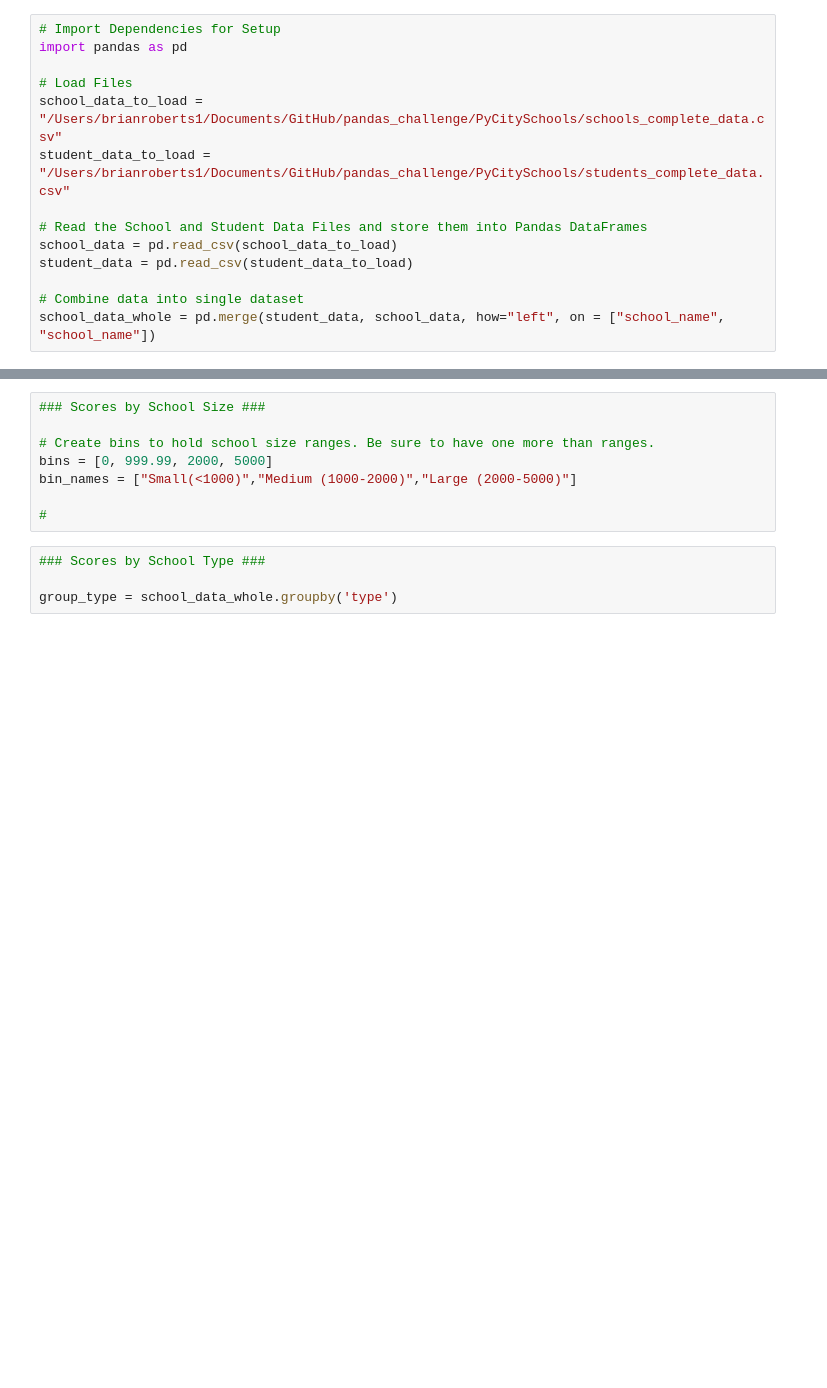
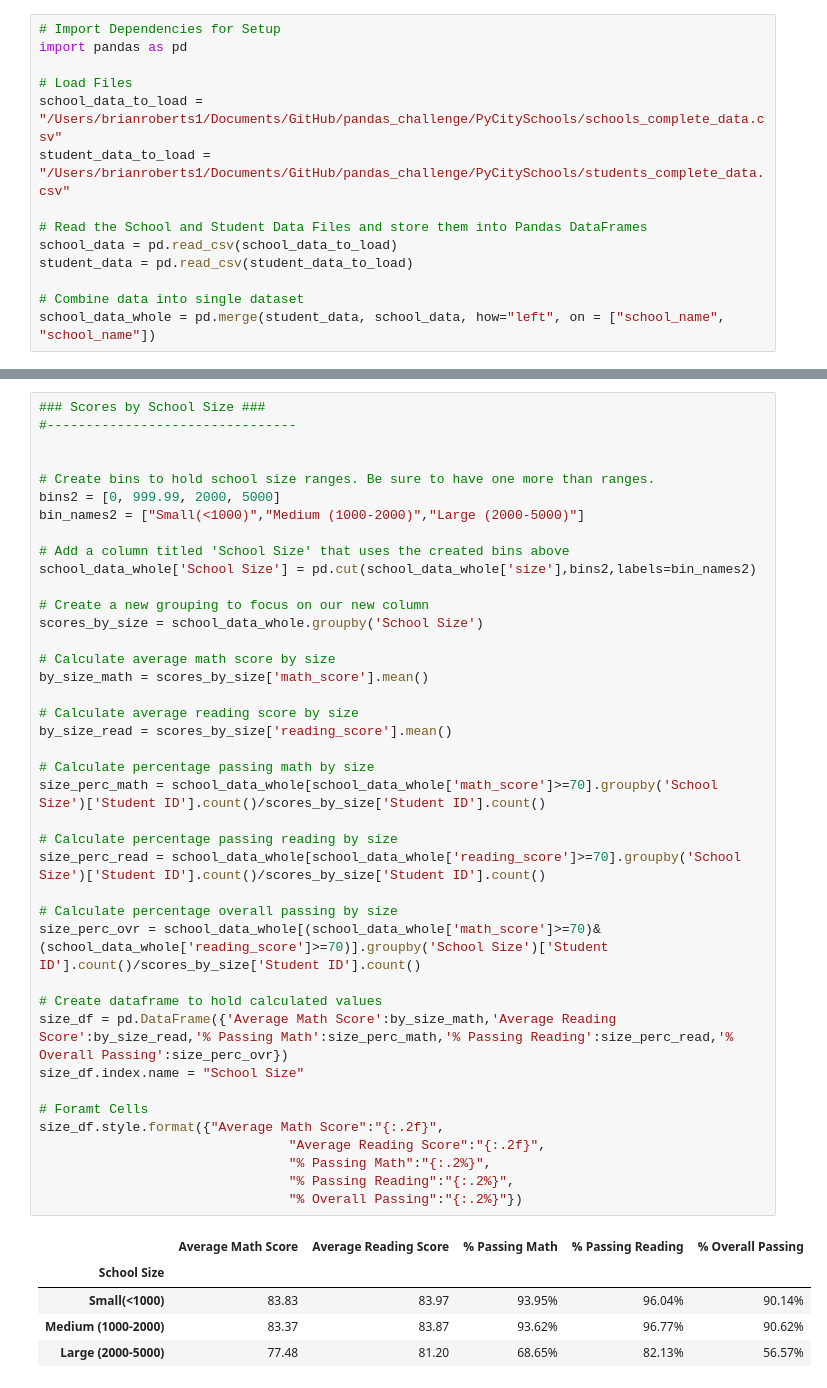
Before and after one commit to brianroberts778/Pandas_school_district_budgets, a Jupyter notebook: PyCitySchools/PyCitySchools.ipynb, the cells around one changed output, grey strips where cells are left out. Drawn from its saved outputs; the diff is of its cells as text; blank space fills up the shorter version.

```diff
--- a/PyCitySchools/PyCitySchools.ipynb
+++ b/PyCitySchools/PyCitySchools.ipynb
@@ -296,15 +300,49 @@ spend_df.style.format({"Average Math Score":"{:.2f}",
 | $585-614 | 83.53 | 83.84 | 94.12% | 95.89% | ... |
 | $615-644 | 78.06 | 81.43 | 71.40% | 83.61% | ... |
 | >$644 | 77.05 | 81.01 | 66.23% | 81.11% | ... |
-# %%
-### Scores by School Size ###
-
-# Create bins to hold school size ranges. Be sure to have one more than ranges.
-bins = [0, 999.99, 2000, 5000]
-bin_names = ["Small(<1000)","Medium (1000-2000)","Large (2000-5000)"]
-
-#
-# %%
-### Scores by School Type ###
-
-group_type = school_data_whole.groupby('type')
+# %%
+### Scores by School Size ###
+#--------------------------------
+
+
+# Create bins to hold school size ranges. Be sure to have one more than ranges.
+bins2 = [0, 999.99, 2000, 5000]
+bin_names2 = ["Small(<1000)","Medium (1000-2000)","Large (2000-5000)"]
+
+# Add a column titled 'School Size' that uses the created bins above
+school_data_whole['School Size'] = pd.cut(school_data_whole['size'],bins2,labels=bin_names2)
+
+# Create a new grouping to focus on our new column
+scores_by_size = school_data_whole.groupby('School Size')
+
+# Calculate average math score by size
+by_size_math = scores_by_size['math_score'].mean()
+
+# Calculate average reading score by size
+by_size_read = scores_by_size['reading_score'].mean()
+
+# Calculate percentage passing math by size
+size_perc_math = school_data_whole[school_data_whole['math_score']>=70].groupby('School Size')['Student ID'].count()/scores_by_size['Student ID'].count()
+
+# Calculate percentage passing reading by size
+size_perc_read = school_data_whole[school_data_whole['reading_score']>=70].groupby('School Size')['Student ID'].count()/scores_by_size['Student ID'].count()
+
+# Calculate percentage overall passing by size
+size_perc_ovr = school_data_whole[(school_data_whole['math_score']>=70)&(school_data_whole['reading_score']>=70)].groupby('School Size')['Student ID'].count()/scores_by_size['Student ID'].count()
+
+# Create dataframe to hold calculated values
+size_df = pd.DataFrame({'Average Math Score':by_size_math,'Average Reading Score':by_size_read,'% Passing Math':size_perc_math,'% Passing Reading':size_perc_read,'% Overall Passing':size_perc_ovr})
+size_df.index.name = "School Size"
+
+# Foramt Cells
+size_df.style.format({"Average Math Score":"{:.2f}",
+                                "Average Reading Score":"{:.2f}",
+                                "% Passing Math":"{:.2%}",
+                                "% Passing Reading":"{:.2%}",
+                                "% Overall Passing":"{:.2%}"})
+# %% [output]
+|  | Average Math Score | Average Reading Score | % Passing Math | % Passing Reading | % Overall Passing |
+| School Size |  |  |  |  |  |
+| Small(<1000) | 83.83 | 83.97 | 93.95% | 96.04% | 90.14% |
+| Medium (1000-2000) | 83.37 | 83.87 | 93.62% | 96.77% | 90.62% |
+| Large (2000-5000) | 77.48 | 81.20 | 68.65% | 82.13% | 56.57% |
```
Also changed, not shown: parts of 8 cells of this notebook, 1 other file.
